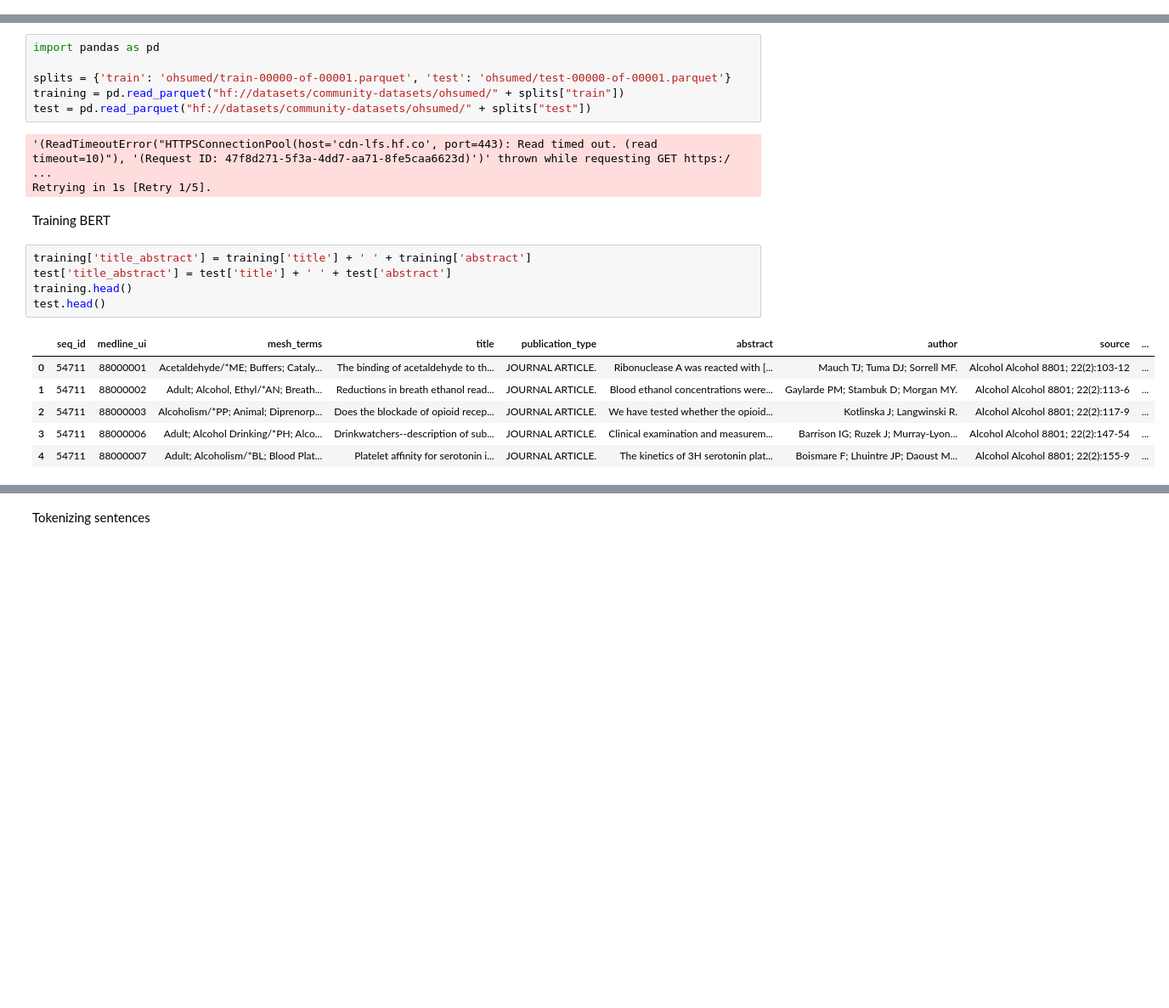
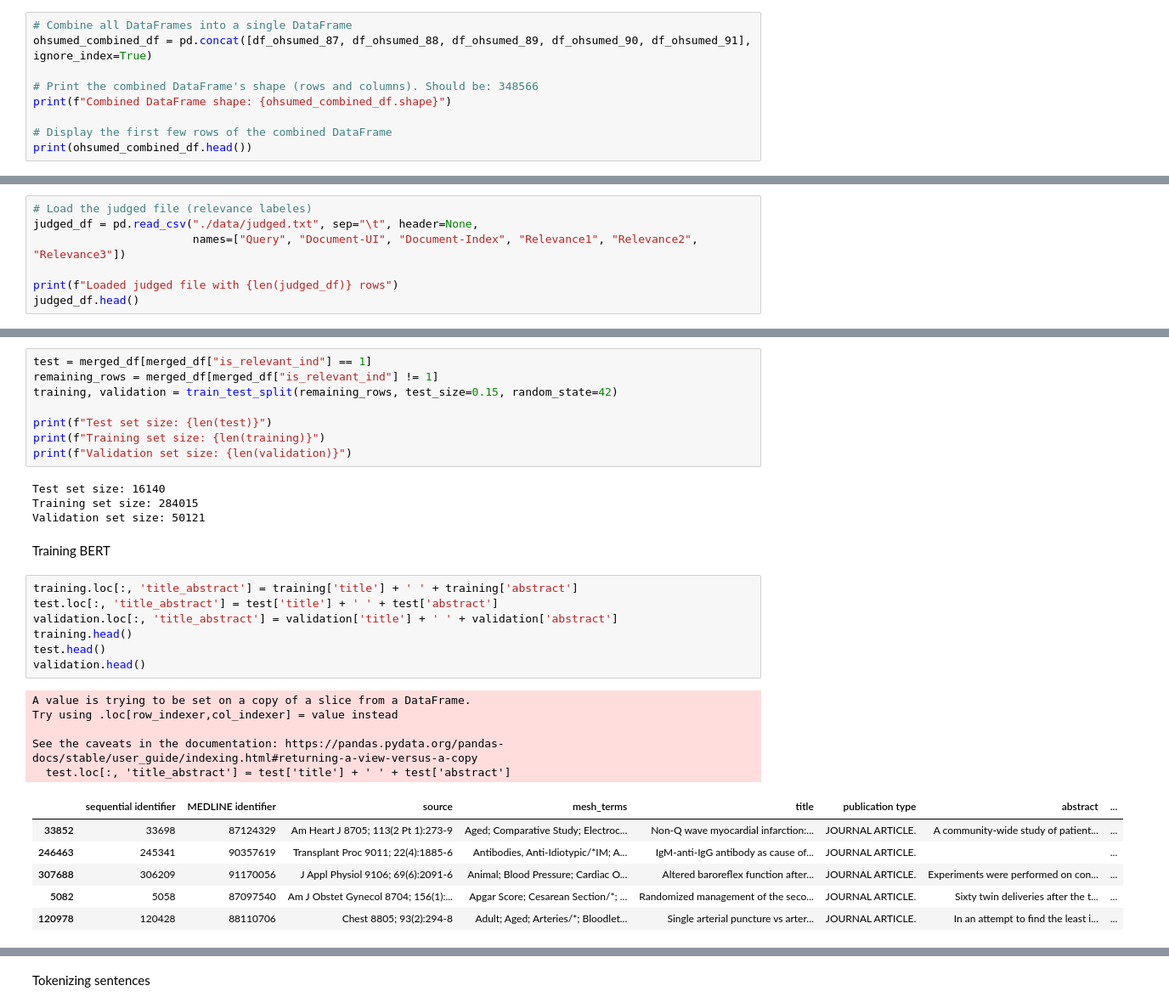
Before and after one commit to Flokolosko/WS_24_EDDS_GROUP2, a Jupyter notebook: analysis_bert.ipynb, the cells around one changed output, grey strips where cells are left out. Shown: that part at 85% size. Saved outputs shown, nothing was run; the diff lists cells and outputs as text; blank space fills up the shorter version.

Commit message:
* Adjusted data loading * Adjusted data splitting

```diff
--- a/analysis_bert.ipynb
+++ b/analysis_bert.ipynb
@@ -0,0 +82,9 @@
+# %%
+# Combine all DataFrames into a single DataFrame
+ohsumed_combined_df = pd.concat([df_ohsumed_87, df_ohsumed_88, df_ohsumed_89, df_ohsumed_90, df_ohsumed_91], ignore_index=True)
+
+# Print the combined DataFrame's shape (rows and columns). Should be: 348566
+print(f"Combined DataFrame shape: {ohsumed_combined_df.shape}")
+
+# Display the first few rows of the combined DataFrame
+print(ohsumed_combined_df.head())
@@ -0,0 +109,7 @@
+# %%
+# Load the judged file (relevance labeles)
+judged_df = pd.read_csv("./data/judged.txt", sep="\t", header=None,
+                        names=["Query", "Document-UI", "Document-Index", "Relevance1", "Relevance2", "Relevance3"])
+
+print(f"Loaded judged file with {len(judged_df)} rows")
+judged_df.head()
@@ -1,26 +198,36 @@
 # %%
-import pandas as pd
+test = merged_df[merged_df["is_relevant_ind"] == 1]
+remaining_rows = merged_df[merged_df["is_relevant_ind"] != 1]
+training, validation = train_test_split(remaining_rows, test_size=0.15, random_state=42)
 
-splits = {'train': 'ohsumed/train-00000-of-00001.parquet', 'test': 'ohsumed/test-00000-of-00001.parquet'}
-training = pd.read_parquet("hf://datasets/community-datasets/ohsumed/" + splits["train"])
-test = pd.read_parquet("hf://datasets/community-datasets/ohsumed/" + splits["test"])
+print(f"Test set size: {len(test)}")
+print(f"Training set size: {len(training)}")
+print(f"Validation set size: {len(validation)}")
 # %% [output]
-'(ReadTimeoutError("HTTPSConnectionPool(host='cdn-lfs.hf.co', port=443): Read timed out. (read timeout=10)"), '(Request ID: 47f8d271-5f3a-4dd7-aa71-8fe5caa6623d)')' thrown while requesting GET https:/ ...
-Retrying in 1s [Retry 1/5].
+Test set size: 16140
+Training set size: 284015
+Validation set size: 50121
 # %% [markdown]
 Training BERT
 # %%
-training['title_abstract'] = training['title'] + ' ' + training['abstract']
-test['title_abstract'] = test['title'] + ' ' + test['abstract']
+training.loc[:, 'title_abstract'] = training['title'] + ' ' + training['abstract']
+test.loc[:, 'title_abstract'] = test['title'] + ' ' + test['abstract']
+validation.loc[:, 'title_abstract'] = validation['title'] + ' ' + validation['abstract']
 training.head()
 test.head()
+validation.head()
 # %% [output]
+A value is trying to be set on a copy of a slice from a DataFrame.
+Try using .loc[row_indexer,col_indexer] = value instead
+
+See the caveats in the documentation: https://pandas.pydata.org/pandas-docs/stable/user_guide/indexing.html#returning-a-view-versus-a-copy
+  test.loc[:, 'title_abstract'] = test['title'] + ' ' + test['abstract']
-|  | seq_id | medline_ui | mesh_terms | title | publication_type | abstract | author | source | ... |
-| 0 | 54711 | 88000001 | Acetaldehyde/*ME; Buffers; Cataly... | The binding of acetaldehyde to th... | JOURNAL ARTICLE. | Ribonuclease A was reacted with [... | Mauch TJ; Tuma DJ; Sorrell MF. | Alcohol Alcohol 8801; 22(2):103-12 | ... |
-| 1 | 54711 | 88000002 | Adult; Alcohol, Ethyl/*AN; Breath... | Reductions in breath ethanol read... | JOURNAL ARTICLE. | Blood ethanol concentrations were... | Gaylarde PM; Stambuk D; Morgan MY. | Alcohol Alcohol 8801; 22(2):113-6 | ... |
-| 2 | 54711 | 88000003 | Alcoholism/*PP; Animal; Diprenorp... | Does the blockade of opioid recep... | JOURNAL ARTICLE. | We have tested whether the opioid... | Kotlinska J; Langwinski R. | Alcohol Alcohol 8801; 22(2):117-9 | ... |
-| 3 | 54711 | 88000006 | Adult; Alcohol Drinking/*PH; Alco... | Drinkwatchers--description of sub... | JOURNAL ARTICLE. | Clinical examination and measurem... | Barrison IG; Ruzek J; Murray-Lyon... | Alcohol Alcohol 8801; 22(2):147-54 | ... |
-| 4 | 54711 | 88000007 | Adult; Alcoholism/*BL; Blood Plat... | Platelet affinity for serotonin i... | JOURNAL ARTICLE. | The kinetics of 3H serotonin plat... | Boismare F; Lhuintre JP; Daoust M... | Alcohol Alcohol 8801; 22(2):155-9 | ... |
+|  | sequential identifier | MEDLINE identifier | source | mesh_terms | title | publication type | abstract | ... |
+| 33852 | 33698 | 87124329 | Am Heart J 8705; 113(2 Pt 1):273-9 | Aged; Comparative Study; Electroc... | Non-Q wave myocardial infarction:... | JOURNAL ARTICLE. | A community-wide study of patient... | ... |
+| 246463 | 245341 | 90357619 | Transplant Proc 9011; 22(4):1885-6 | Antibodies, Anti-Idiotypic/*IM; A... | IgM-anti-IgG antibody as cause of... | JOURNAL ARTICLE. |  | ... |
+| 307688 | 306209 | 91170056 | J Appl Physiol 9106; 69(6):2091-6 | Animal; Blood Pressure; Cardiac O... | Altered baroreflex function after... | JOURNAL ARTICLE. | Experiments were performed on con... | ... |
+| 5082 | 5058 | 87097540 | Am J Obstet Gynecol 8704; 156(1):... | Apgar Score; Cesarean Section/*; ... | Randomized management of the seco... | JOURNAL ARTICLE. | Sixty twin deliveries after the t... | ... |
+| 120978 | 120428 | 88110706 | Chest 8805; 93(2):294-8 | Adult; Aged; Arteries/*; Bloodlet... | Single arterial puncture vs arter... | JOURNAL ARTICLE. | In an attempt to find the least i... | ... |
 # %%
 def is_sensitive(mesh_terms):
     if isinstance(mesh_terms, str):
```
Also changed, not shown: parts of 15 cells of this notebook, 7 other files.
